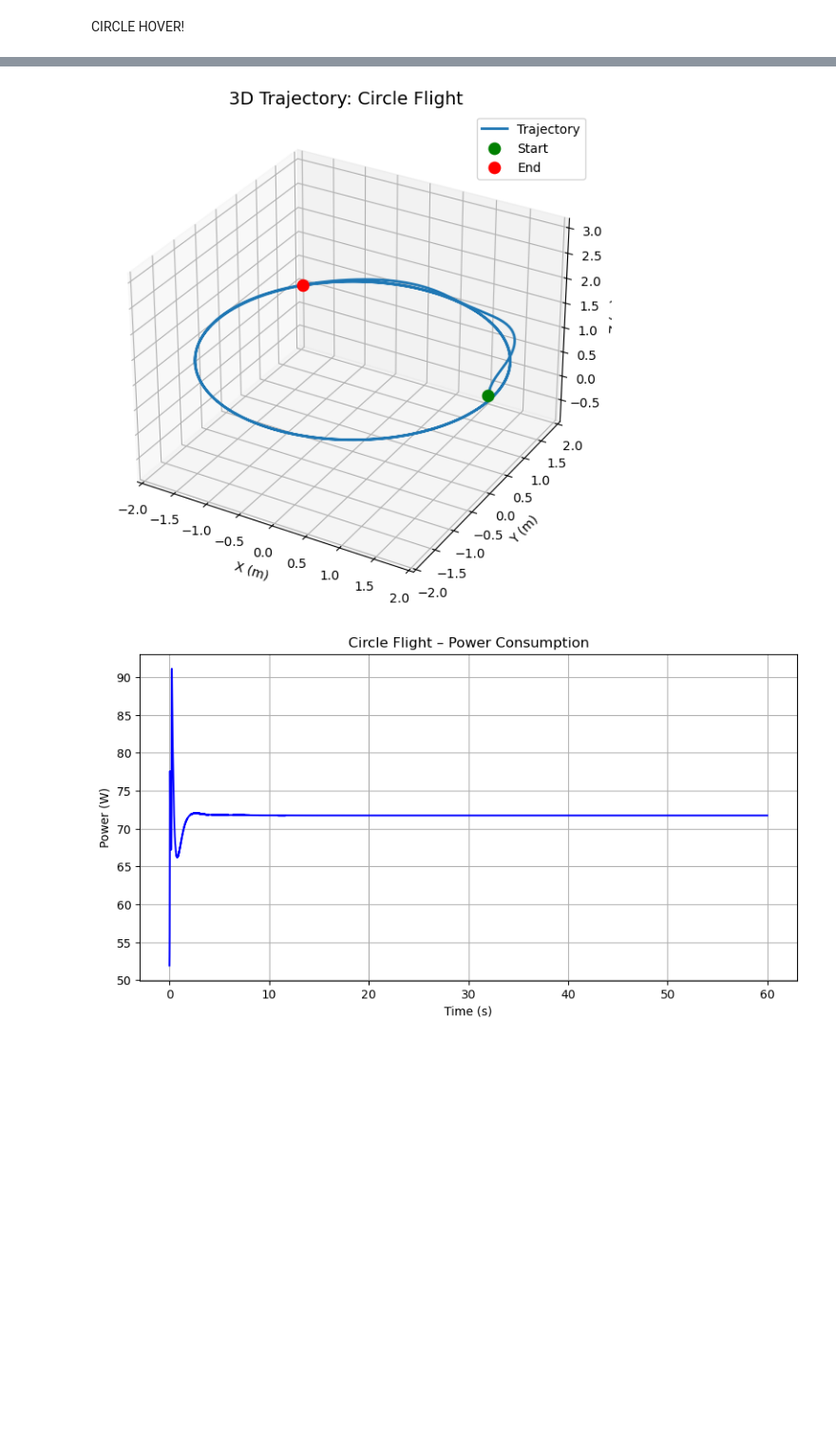
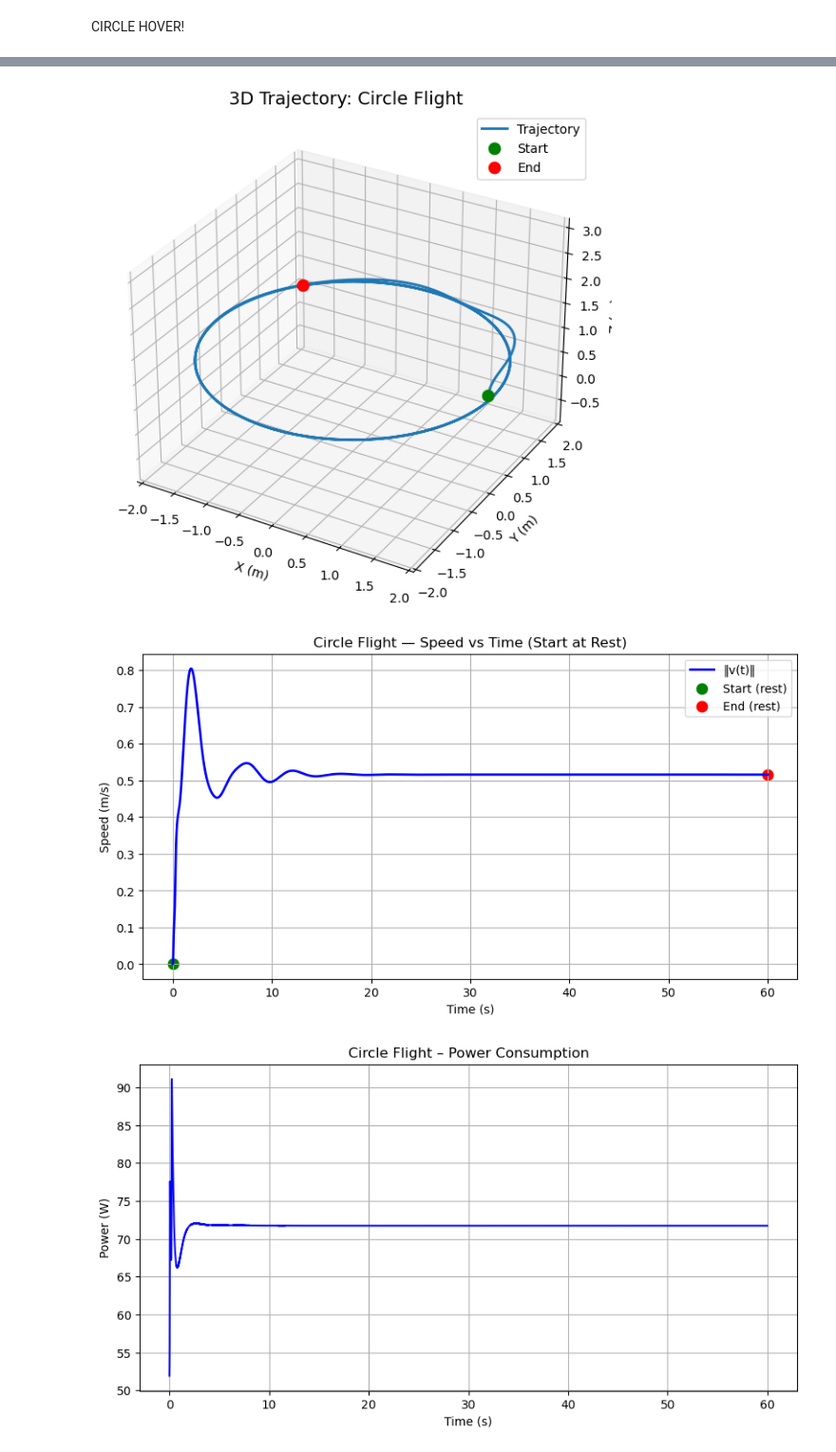
Before and after one commit to mugreenstein/AE-352-Final-Project, a Jupyter notebook: final.ipynb, the cells around one changed output, grey strips where cells are left out. Shown at 95% size. Saved outputs shown, nothing was run; the diff lists cells and outputs as text; code cells hidden in the pictures; blank space fills up the shorter version.

Commit message:
added velocity vs time for the circle hover to display correct speed! 0.5m/s

```diff
--- a/final.ipynb
+++ b/final.ipynb
@@ -594,33 +594,63 @@ Y = Xs_circ[:,1]
 Z = Xs_circ[:,2]
 
 ax.plot(X, Y, Z, linewidth=2, label='Trajectory')
 
 ax.scatter(X[0], Y[0], Z[0], color='green', s=80, label='Start')
 ax.scatter(X[-1], Y[-1], Z[-1], color='red', s=80, label='End')
 
 ax.set_title("3D Trajectory: Circle Flight", fontsize=14)
 ax.set_xlabel("X (m)")
 ax.set_ylabel("Y (m)")
 ax.set_zlabel("Z (m)")
 
 max_range = np.max([X.max()-X.min(), Y.max()-Y.min(), Z.max()-Z.min()]) / 2.0
 mid_x     = (X.max()+X.min()) * 0.5
 mid_y     = (Y.max()+Y.min()) * 0.5
 mid_z     = (Z.max()+Z.min()) * 0.5
 
 ax.set_xlim(mid_x - max_range, mid_x + max_range)
 ax.set_ylim(mid_y - max_range, mid_y + max_range)
 ax.set_zlim(mid_z - max_range, mid_z + max_range)
 
 ax.legend()
 ax.grid(True)
 
 plt.show()
+
+
+# ============================================================
+#   Circle Mission — Velocity vs Time (Start & Stop at Rest)
+# ============================================================
+
+# Numerical derivative for velocity
+dt = times_circ[1] - times_circ[0]
+
+# Compute velocities
+Vx = np.gradient(Xs_circ[:,0], dt)
+Vy = np.gradient(Xs_circ[:,1], dt)
+Vz = np.gradient(Xs_circ[:,2], dt)
+
+speed = np.sqrt(Vx**2 + Vy**2 + Vz**2)
+
+plt.figure(figsize=(10,5))
+plt.plot(times_circ, speed, label="‖v(t)‖", linewidth=2, color='blue')
+
+# Mark start & stop (should be near 0 m/s)
+plt.scatter(times_circ[0],  speed[0],  color='green', s=80, label="Start (rest)")
+plt.scatter(times_circ[-1], speed[-1], color='red',   s=80, label="End (rest)")
+
+plt.xlabel("Time (s)")
+plt.ylabel("Speed (m/s)")
+plt.title("Circle Flight — Speed vs Time (Start at Rest)")
+plt.grid(True)
+plt.legend()
+plt.show()
 # %% [output]
 [figure]
 [figure]
 [figure]
 [figure]
+[figure, added]
 # %%
 def simulate_circle_power(T=60.0, dt=0.01):
     """
```
